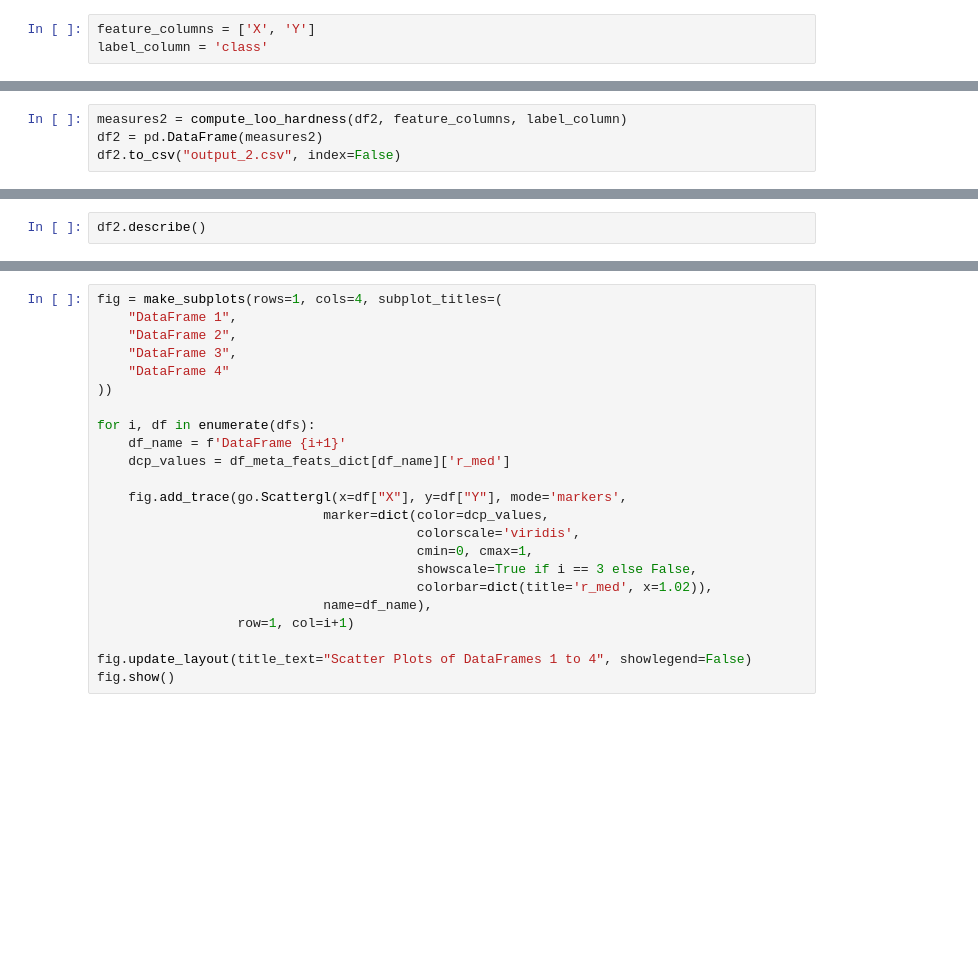
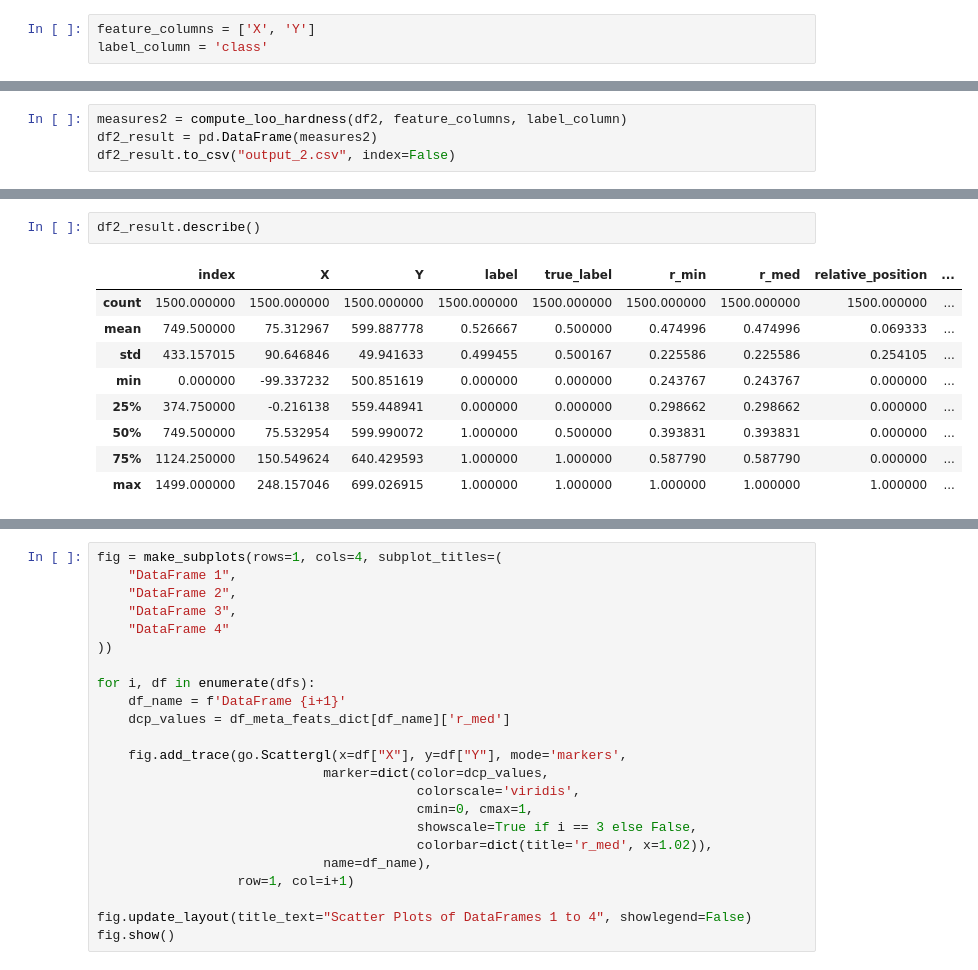
Before and after one commit to emanuelrgb01/HardnessMDL, a Jupyter notebook: research/datasets/synthetic_data/HardnessMDLMeasures.ipynb, the cells around one changed output, grey strips where cells are left out. Drawn from its saved outputs; the diff is of its cells as text; blank space fills up the shorter version.

```diff
--- a/research/datasets/synthetic_data/HardnessMDLMeasures.ipynb
+++ b/research/datasets/synthetic_data/HardnessMDLMeasures.ipynb
@@ -163,6 +174,6 @@ label_column = 'class'
 # %%
 measures2 = compute_loo_hardness(df2, feature_columns, label_column)
-df2 = pd.DataFrame(measures2)
-df2.to_csv("output_2.csv", index=False)
+df2_result = pd.DataFrame(measures2)
+df2_result.to_csv("output_2.csv", index=False)
 # %%
 measures3 = compute_loo_hardness(df3, feature_columns, label_column)
@@ -205,3 +198,13 @@ df1.describe()
 # %%
-df2.describe()
+df2_result.describe()
+# %% [output]
+|  | index | X | Y | label | true_label | r_min | r_med | relative_position | ... |
+| count | 1500.000000 | 1500.000000 | 1500.000000 | 1500.000000 | 1500.000000 | 1500.000000 | 1500.000000 | 1500.000000 | ... |
+| mean | 749.500000 | 75.312967 | 599.887778 | 0.526667 | 0.500000 | 0.474996 | 0.474996 | 0.069333 | ... |
+| std | 433.157015 | 90.646846 | 49.941633 | 0.499455 | 0.500167 | 0.225586 | 0.225586 | 0.254105 | ... |
+| min | 0.000000 | -99.337232 | 500.851619 | 0.000000 | 0.000000 | 0.243767 | 0.243767 | 0.000000 | ... |
+| 25% | 374.750000 | -0.216138 | 559.448941 | 0.000000 | 0.000000 | 0.298662 | 0.298662 | 0.000000 | ... |
+| 50% | 749.500000 | 75.532954 | 599.990072 | 1.000000 | 0.500000 | 0.393831 | 0.393831 | 0.000000 | ... |
+| 75% | 1124.250000 | 150.549624 | 640.429593 | 1.000000 | 1.000000 | 0.587790 | 0.587790 | 0.000000 | ... |
+| max | 1499.000000 | 248.157046 | 699.026915 | 1.000000 | 1.000000 | 1.000000 | 1.000000 | 1.000000 | ... |
 # %%
```
Also changed, not shown: parts of 13 cells of this notebook, 10 other files.
